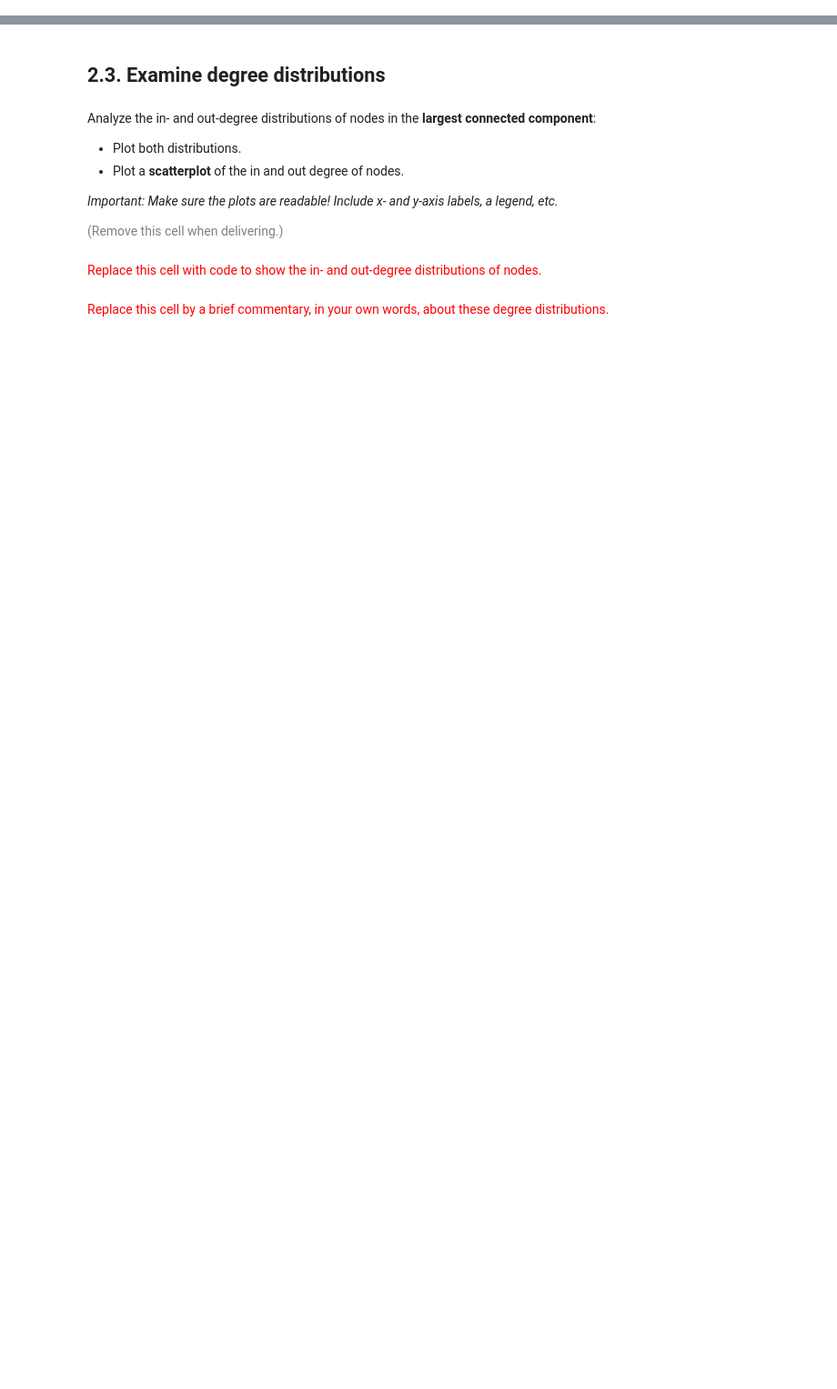
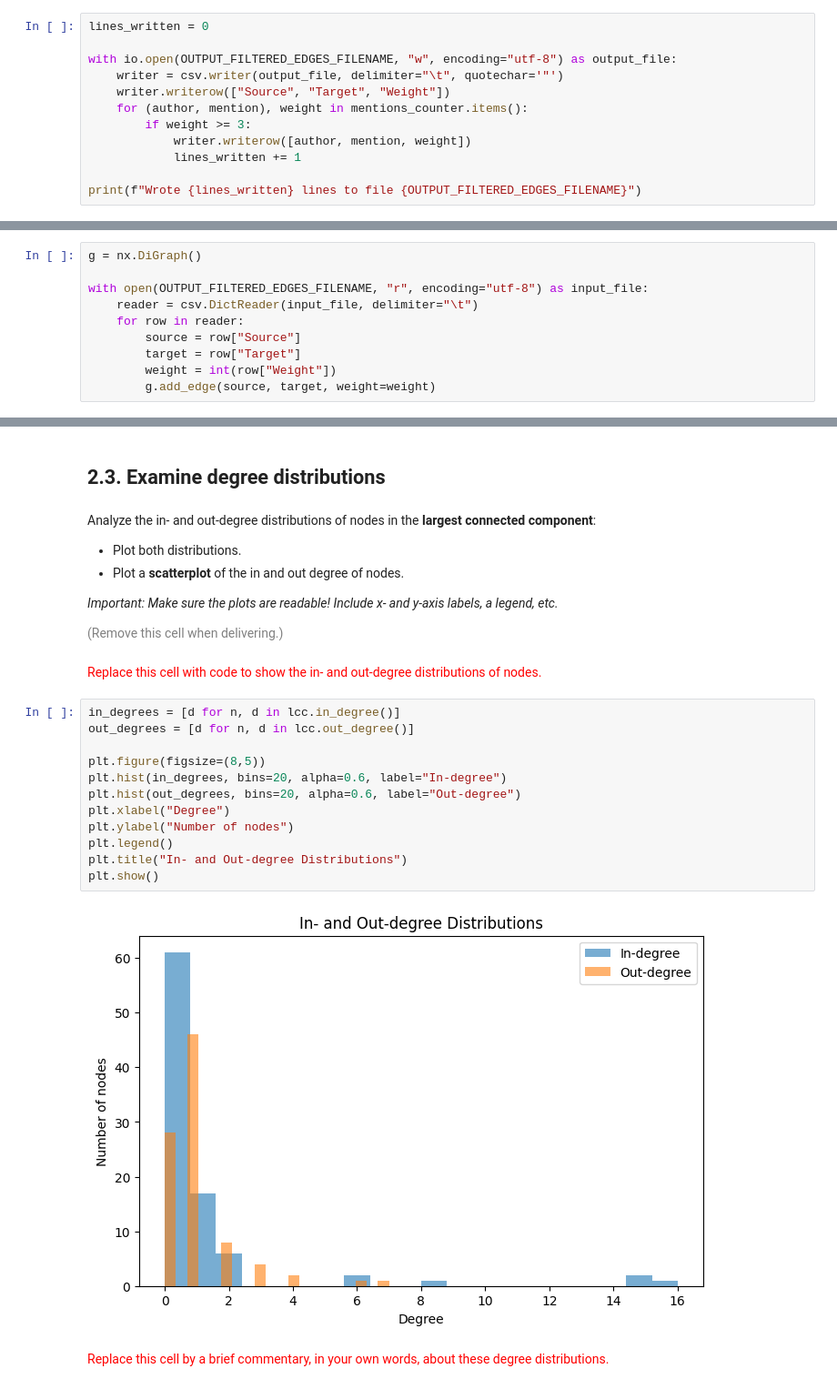
Before and after one commit to Jowi611/networks-science-course, a Jupyter notebook: practicum/ps03-networks-from-text.ipynb, the cells around one changed output, grey strips where cells are left out. Shown at 91% size. Cells and saved outputs as stored; diff of their text form; blank space fills up the shorter version.

```diff
--- a/practicum/ps03-networks-from-text.ipynb
+++ b/practicum/ps03-networks-from-text.ipynb
@@ -157,2 +159,14 @@ print(f"Wrote {lines_written} lines to file {OUTPUT_ALL_EDGES_FILENAME}")
 # %% [markdown]
 <font size="+1" color="red">Replace this cell with your code to create a file named `OUTPUT_FILTERED_EDGES_FILENAME` containing all (author, mention) pairs with a value greater or equal to 3.</font>
+# %%
+lines_written = 0
+
+with io.open(OUTPUT_FILTERED_EDGES_FILENAME, "w", encoding="utf-8") as output_file:
+    writer = csv.writer(output_file, delimiter="\t", quotechar='"')
+    writer.writerow(["Source", "Target", "Weight"])
+    for (author, mention), weight in mentions_counter.items():
+        if weight >= 3:
+            writer.writerow([author, mention, weight])
+            lines_written += 1
+
+print(f"Wrote {lines_written} lines to file {OUTPUT_FILTERED_EDGES_FILENAME}")
@@ -191,6 +207,16 @@ import matplotlib.pyplot as plt
 <font size="+1" color="red">
 Replace this cell with your code to create the directed, weighted mentions network <code>g</code>.
 </font>
+# %%
+g = nx.DiGraph()
+
+with open(OUTPUT_FILTERED_EDGES_FILENAME, "r", encoding="utf-8") as input_file:
+    reader = csv.DictReader(input_file, delimiter="\t")
+    for row in reader:
+        source = row["Source"]
+        target = row["Target"]
+        weight = int(row["Weight"])
+        g.add_edge(source, target, weight=weight)
 # %% [markdown]
 To access the edge attributes (e.g. `weight`) in a `networkx` graph, you can use the [`nx.get_edge_attributes()`](https://networkx.org/documentation/stable/reference/generated/networkx.classes.function.get_edge_attributes.html) function, passing it the attribute you want to obtain. For example, below we display a few of the edges with their weights.
 
@@ -371,5 +510,19 @@ Analyze the in- and out-degree distributions of nodes in the **largest connected
 <font size="-1" color="gray">(Remove this cell when delivering.)</font>
 # %% [markdown]
 <font size="+1" color="red">Replace this cell with code to show the in- and out-degree distributions of nodes.</font>
+# %%
+in_degrees = [d for n, d in lcc.in_degree()]
+out_degrees = [d for n, d in lcc.out_degree()]
+
+plt.figure(figsize=(8,5))
+plt.hist(in_degrees, bins=20, alpha=0.6, label="In-degree")
+plt.hist(out_degrees, bins=20, alpha=0.6, label="Out-degree")
+plt.xlabel("Degree")
+plt.ylabel("Number of nodes")
+plt.legend()
+plt.title("In- and Out-degree Distributions")
+plt.show()
+# %% [output]
+[figure, added]
 # %% [markdown]
 <font size="+1" color="red">Replace this cell by a brief commentary, in your own words, about these degree distributions.</font>
```
Also changed, not shown: parts of 17 cells of this notebook, 3 other files.
